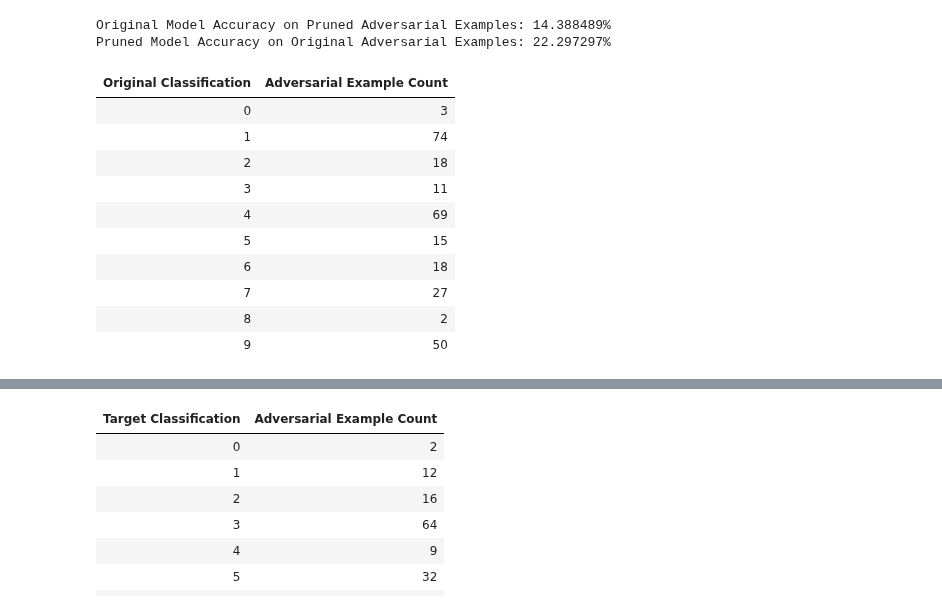
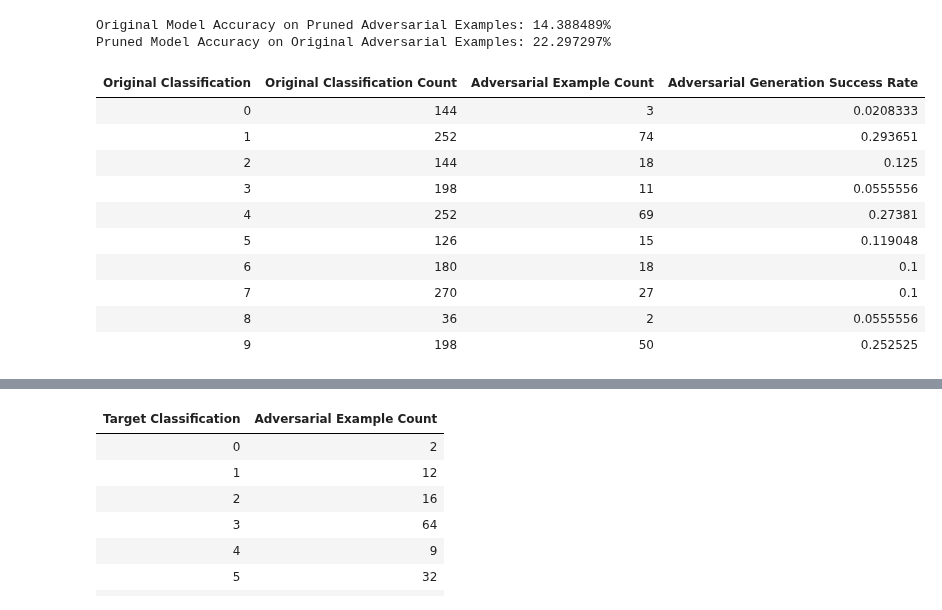
Before and after one commit to pherber3/DLDO-Project, a Jupyter notebook: Project copy/Notebook/DLDO Project.ipynb, the cells around one changed output, grey strips where cells are left out. Saved outputs shown, nothing was run; the diff lists cells and outputs as text; code cells hidden in the pictures.

Commit message:
more data analysis

```diff
--- a/Project copy/Notebook/DLDO Project.ipynb
+++ b/Project copy/Notebook/DLDO Project.ipynb
@@ -710,25 +710,34 @@ Pruned Model Accuracy on Original Adversarial Examples: 22.297297%
 # %%
 from collections import defaultdict
 # Find vulnerable original classification numbers
 vuln_dict = defaultdict(int)
+original_count = defaultdict(int)
 for i in df.index:
+    original_count[df['Original Classification'][i]] += 1
     if(df['O.F.V'][i] < 0):
         vuln_dict[df['Original Classification'][i]] += 1
 s = pd.DataFrame(pd.Series(vuln_dict,name='Adversarial Example Count'))
 s.index.name = 'Original Classification'
 s = s.sort_values('Original Classification')
 s = s.reset_index()
 s['Original Classification'] = s['Original Classification'].astype('int')
-s.style.hide_index()
+s2 = pd.DataFrame(pd.Series(original_count,name='Original Classification Count'))
+s2.index.name = 'Original Classification'
+s2 = s2.sort_values('Original Classification')
+s['Original Classification Count'] = s2
+columns_titles = ["Original Classification","Original Classification Count", "Adversarial Example Count"]
+s = s.reindex(columns=columns_titles)
+s['Adversarial Generation Success Rate'] = s['Adversarial Example Count'].divide(s['Original Classification Count'])
+s.style.hide_index().background_gradient(cmap='Blues', subset=['Adversarial Generation Success Rate'])
 # %% [output]
-| Original Classification | Adversarial Example Count |
-| 0 | 3 |
-| 1 | 74 |
-| 2 | 18 |
-| 3 | 11 |
-| 4 | 69 |
-| 5 | 15 |
-| 6 | 18 |
-| 7 | 27 |
-| 8 | 2 |
-| 9 | 50 |
+| Original Classification | Original Classification Count | Adversarial Example Count | Adversarial Generation Success Rate |
+| 0 | 144 | 3 | 0.0208333 |
+| 1 | 252 | 74 | 0.293651 |
+| 2 | 144 | 18 | 0.125 |
+| 3 | 198 | 11 | 0.0555556 |
+| 4 | 252 | 69 | 0.27381 |
+| 5 | 126 | 15 | 0.119048 |
+| 6 | 180 | 18 | 0.1 |
+| 7 | 270 | 27 | 0.1 |
+| 8 | 36 | 2 | 0.0555556 |
+| 9 | 198 | 50 | 0.252525 |
```
Also changed, not shown: parts of 1 cell of this notebook.
